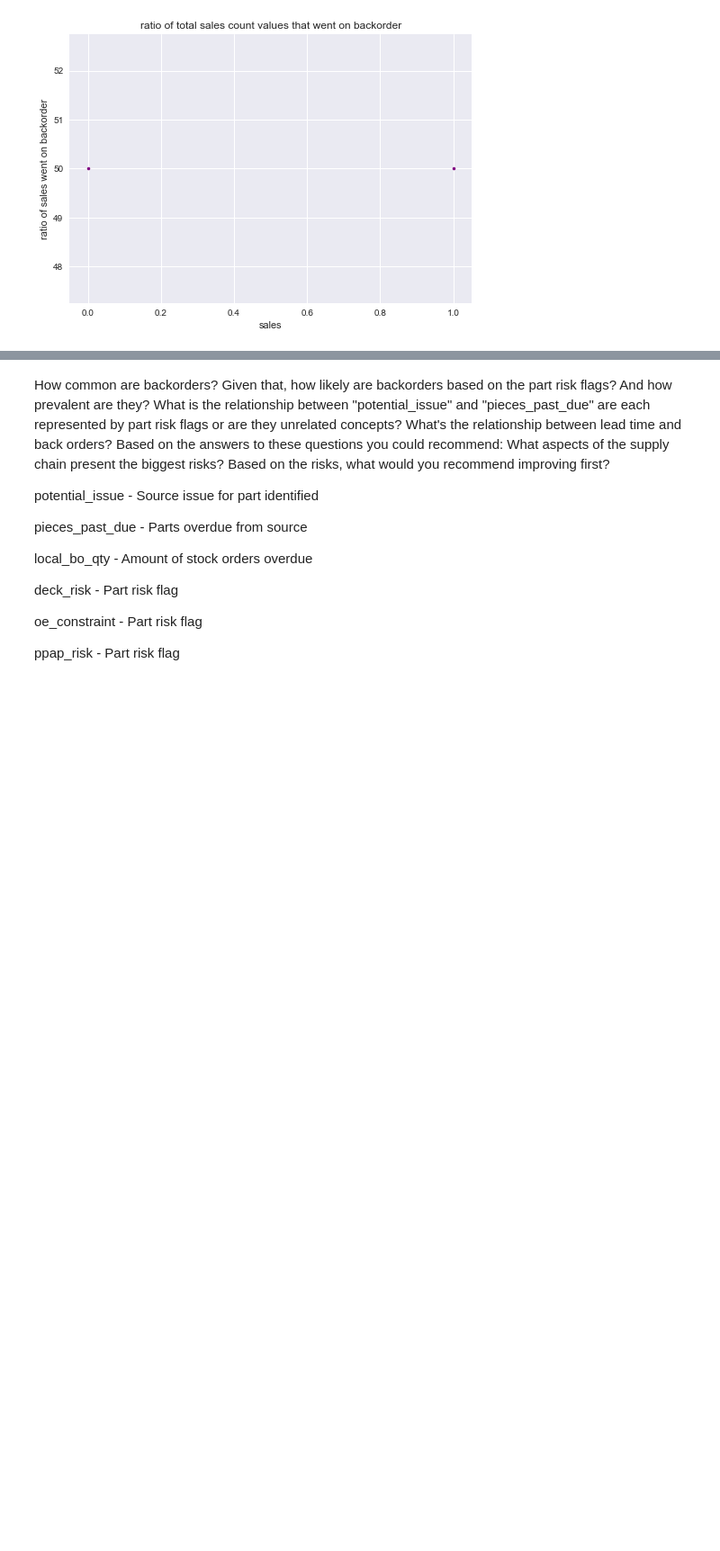
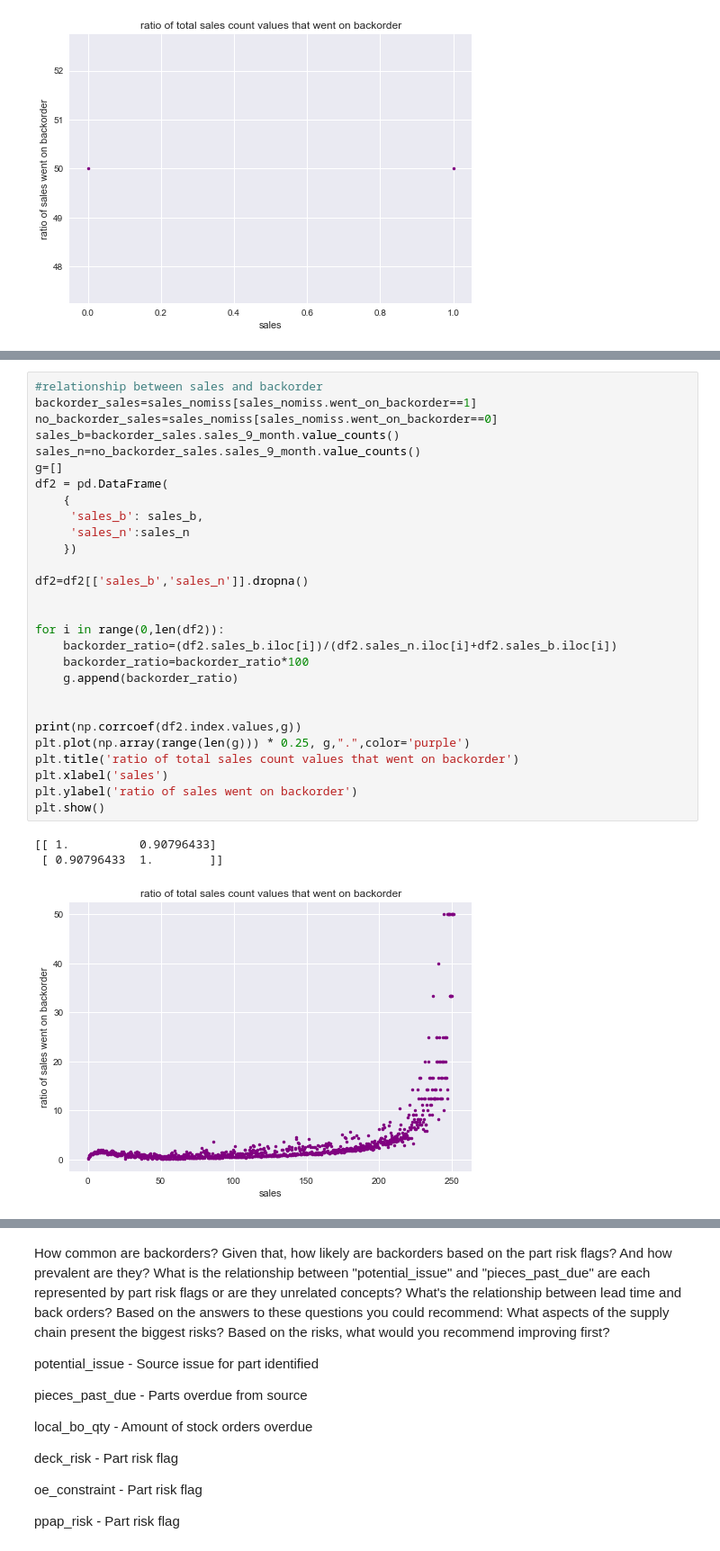
Before and after one commit to hedib/DataScienceProjects, a Jupyter notebook: project_Inventory/backorder.ipynb, the cells around one changed output, grey strips where cells are left out. Shown at 90% size. Drawn from its saved outputs; the diff is of its cells as text; blank space fills up the shorter version.

```diff
--- a/project_Inventory/backorder.ipynb
+++ b/project_Inventory/backorder.ipynb
@@ -385,0 +423,32 @@ plt.show()
+# %%
+#relationship between sales and backorder
+backorder_sales=sales_nomiss[sales_nomiss.went_on_backorder==1]
+no_backorder_sales=sales_nomiss[sales_nomiss.went_on_backorder==0]
+sales_b=backorder_sales.sales_9_month.value_counts()
+sales_n=no_backorder_sales.sales_9_month.value_counts()
+g=[]
+df2 = pd.DataFrame(
+    {
+     'sales_b': sales_b,
+     'sales_n':sales_n
+    })
+
+df2=df2[['sales_b','sales_n']].dropna()
+
+
+for i in range(0,len(df2)):
+    backorder_ratio=(df2.sales_b.iloc[i])/(df2.sales_n.iloc[i]+df2.sales_b.iloc[i])
+    backorder_ratio=backorder_ratio*100
+    g.append(backorder_ratio)
+
+
+print(np.corrcoef(df2.index.values,g))
+plt.plot(np.array(range(len(g))) * 0.25, g,".",color='purple')
+plt.title('ratio of total sales count values that went on backorder')
+plt.xlabel('sales')
+plt.ylabel('ratio of sales went on backorder')
+plt.show()
+# %% [output]
+[[ 1.          0.90796433]
+ [ 0.90796433  1.        ]]
+[figure, added]
```
Also changed, not shown: parts of 46 cells of this notebook.
